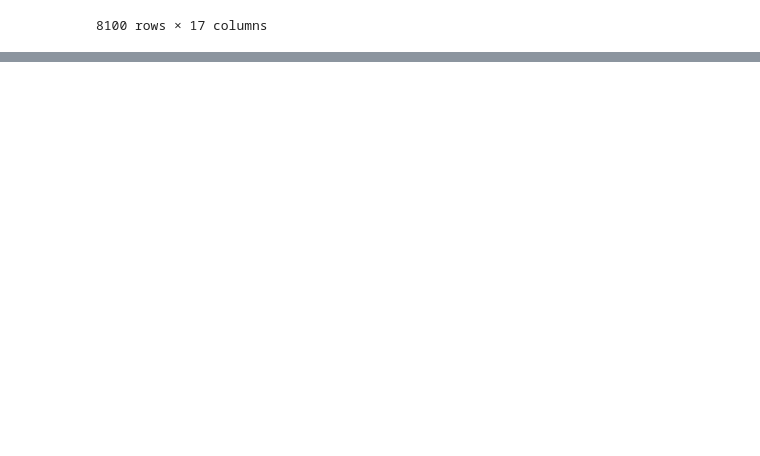
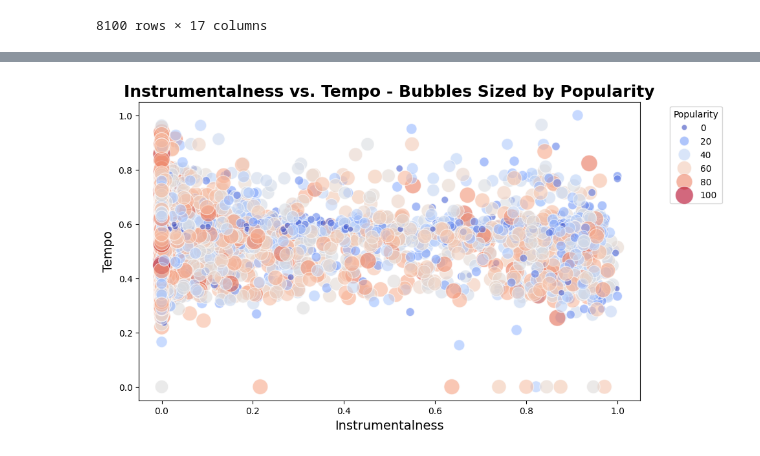
Before and after one commit to apanand/UChicago-MSADS, a Jupyter notebook: Spotify_Recommender_WITH_MY_STREAMING_DATA_2_0.ipynb, the cells around one changed output, grey strips where cells are left out. Saved outputs shown, nothing was run; the diff lists cells and outputs as text; code cells hidden in the pictures; blank space fills up the shorter version.

```diff
--- a/Spotify_Recommender_WITH_MY_STREAMING_DATA_2_0.ipynb
+++ b/Spotify_Recommender_WITH_MY_STREAMING_DATA_2_0.ipynb
@@ -539,0 +471,2 @@ billboard_features_df
+# %%
+features_df = pd.read_csv('listening_history.csv')
@@ -539,0 +577,10 @@ billboard_features_df
+# %%
+plt.figure(figsize=(10, 6))
+sns.scatterplot(x='instrumentalness', y='tempo', hue='popularity', size='popularity', data=features_df, palette='coolwarm', sizes=(40, 400), alpha=0.6)
+plt.title('Instrumentalness vs. Tempo - Bubbles Sized by Popularity', fontsize = 18, weight = 'bold')
+plt.xlabel('Instrumentalness', fontsize = 14)
+plt.ylabel('Tempo', fontsize = 14)
+plt.legend(title='Popularity', bbox_to_anchor=(1.05, 1), loc='upper left')
+plt.show()
+# %% [output]
+[figure, added]
```
Also changed, not shown: parts of 35 cells of this notebook.
